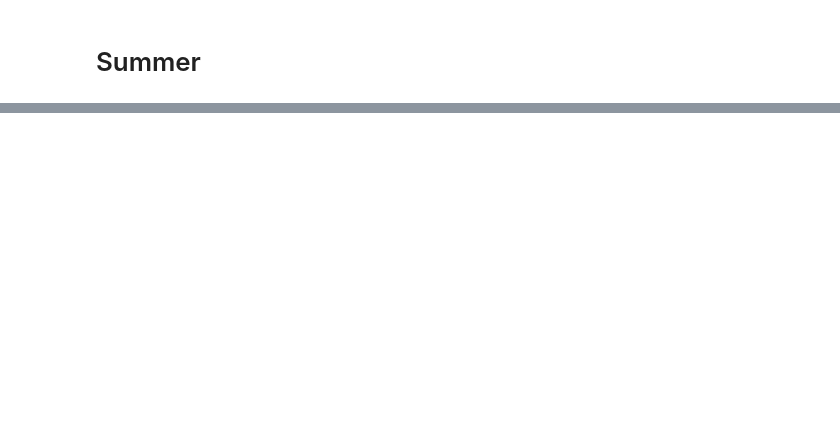
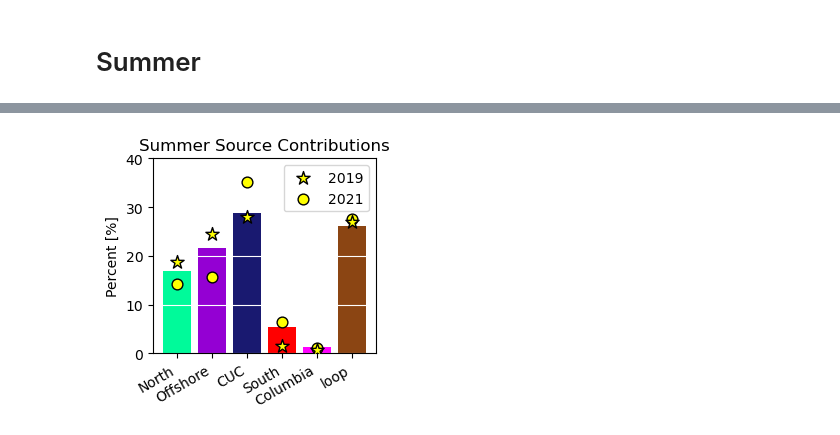
Before and after one commit to rbeutel/LO_user, a Jupyter notebook: ariane/OSManalysis.ipynb, the cells around one changed output, grey strips where cells are left out. Cells and saved outputs as stored; diff of their text form; code cells hidden in the pictures; blank space fills up the shorter version.

```diff
--- a/ariane/OSManalysis.ipynb
+++ b/ariane/OSManalysis.ipynb
@@ -65,3 +113,28 @@ plt.tight_layout()
+# %%
+# same thing but just one bar plot and colour coding
+fig, ax = plt.subplots(1,1,figsize=(3,3))
+
+sources = ['North','Offshore','CUC','South','Columbia','loop']
+colours = ['mediumspringgreen','darkviolet','midnightblue','red','magenta','saddlebrown']
+
+total = np.sum([trans.s19[nor],trans.s19[off],trans.s19[cuc],trans.s19[sou],trans.s19[col],trans.s19[loo]])
+ax.scatter(sources,[100*(trans.s19[nor]/total),100*(trans.s19[off]/total),100*(trans.s19[cuc]/total),100*(trans.s19[sou]/total),100*(trans.s19[col]/total),100*(trans.s19[loo]/total)],zorder=3,marker='*',edgecolors='k',s=100,color='yellow', label='2019')
+total = np.sum([trans.s21[nor],trans.s21[off],trans.s21[cuc],trans.s21[sou],trans.s21[col],trans.s21[loo]])
+ax.scatter(sources,[(trans.s21[nor]/total)*100,(trans.s21[off]/total)*100,(trans.s21[cuc]/total)*100,(trans.s21[sou]/total)*100,(trans.s21[col]/total)*100,(trans.s21[loo]/total)*100],zorder=2,marker='o',edgecolors='k',s=60,color='yellow', label='2021')
+total = np.sum([Snorth,Soffshore,Scuc,Ssouth,Scol,Sloop])
+ax.bar(sources,[(Snorth/total)*100,(Soffshore/total)*100,(Scuc/total)*100,(Ssouth/total)*100,(Scol/total)*100,(Sloop/total)*100],color=colours,zorder=1)
+
+ax.set_title('Summer Source Contributions')
+ax.set_ylabel('Percent [%]')
+ax.set_ylim([0,40])
+ax.set_xticklabels(sources,rotation=30, ha='right')
+ax.grid(axis='y',color='w')
+ax.legend()
+
+plt.tight_layout()
+plt.savefig("./figures/summerbar.jpg")
+# %% [output]
+[figure, added]
 # %%
 summer_salt = [tracers.salt[(tracers.section=='north')&(tracers.season=='summer')],
                tracers.salt[(tracers.section=='offshore')&(tracers.season=='summer')],
```
Also changed, not shown: parts of 16 cells of this notebook, 10 other files.
